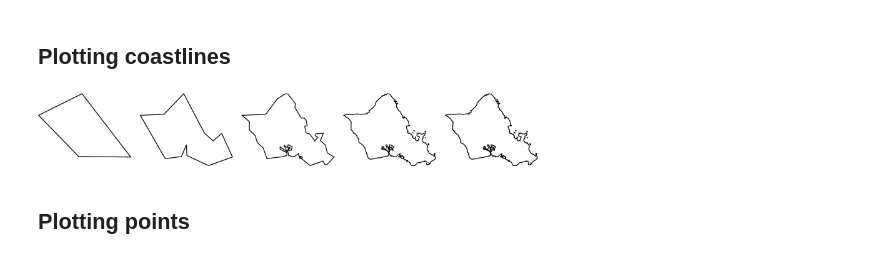
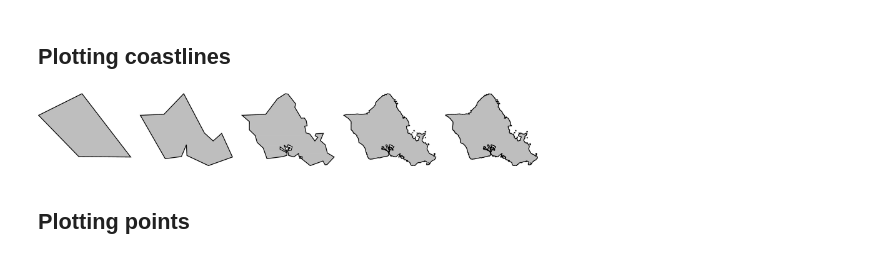
Before and after one commit to leouieda/agu2019, a Jupyter notebook: examples.ipynb, the cells around one changed output. Cells and saved outputs as stored; diff of their text form; code cells hidden in the pictures.

```diff
--- a/examples.ipynb
+++ b/examples.ipynb
@@ -22,13 +21,14 @@ fig.show()
 # %%
 oahu = [-158.3, -157.6, 21.2, 21.8]
 fig = pygmt.Figure()
 for res in ["c", "l", "i", "h", "f"]:
-    fig.coast(resolution=res, shorelines="2p",
-              region=oahu, projection="M10c")
+    fig.coast(region=oahu, resolution=res,
+              shorelines="2p", land="grey",
+              projection="M10c")
     fig.shift_origin(xshift="10c")
 fig.savefig("coastlines.png")
 fig.show()
 # %% [output]
-[figure, old version]
+[figure, new version]
 # %% [markdown]
 ## Plotting points
```
Also changed, not shown: parts of 2 cells of this notebook, 3 other files.
